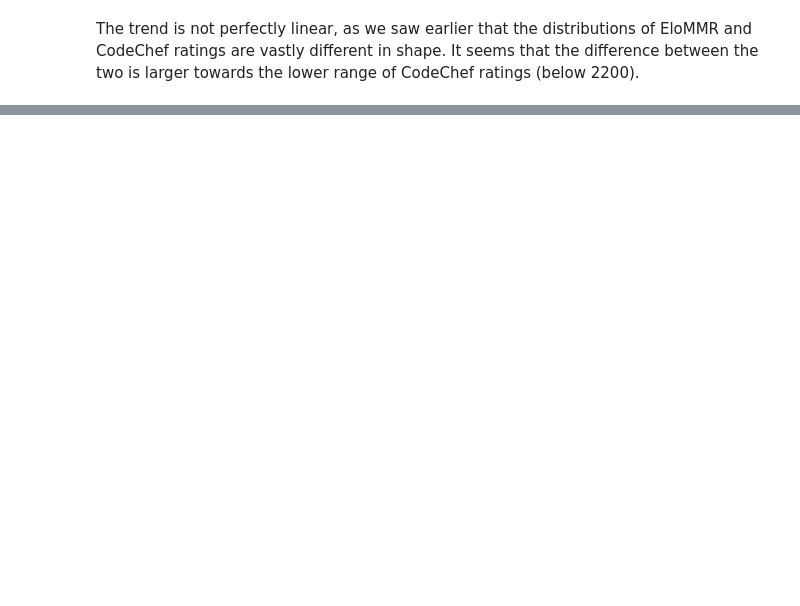
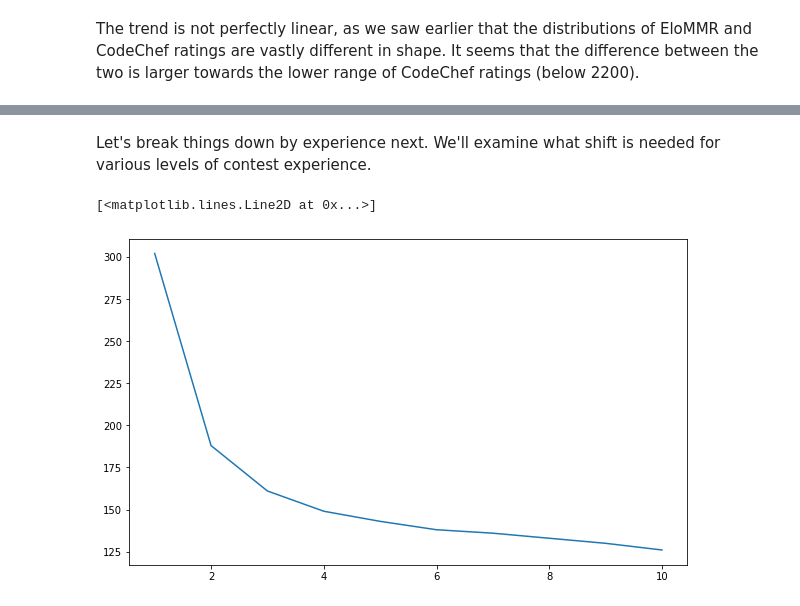
Before and after one commit to EbTech/Elo-MMR, a Jupyter notebook: scripts/notebooks/codechef-experiments.ipynb, the cells around one changed output, grey strips where cells are left out. Drawn from its saved outputs; the diff is of its cells as text; code cells hidden in the pictures; blank space fills up the shorter version.

```diff
--- a/scripts/notebooks/codechef-experiments.ipynb
+++ b/scripts/notebooks/codechef-experiments.ipynb
@@ -293,0 +334,9 @@ The trend is not perfectly linear, as we saw earlier that the distributions of E
+# %% [markdown]
+Let's break things down by experience next. We'll examine what shift is needed for various levels of contest experience.
+# %%
+Y = [compute_shift(0.80, exp) for exp in range(1, 11)]
+X = list(range(1, 11))
+plt.plot(X, Y)
+# %% [output]
+[<matplotlib.lines.Line2D at 0x...>]
+[figure, added]
```
Also changed, not shown: parts of 11 cells of this notebook, 1 other file.
